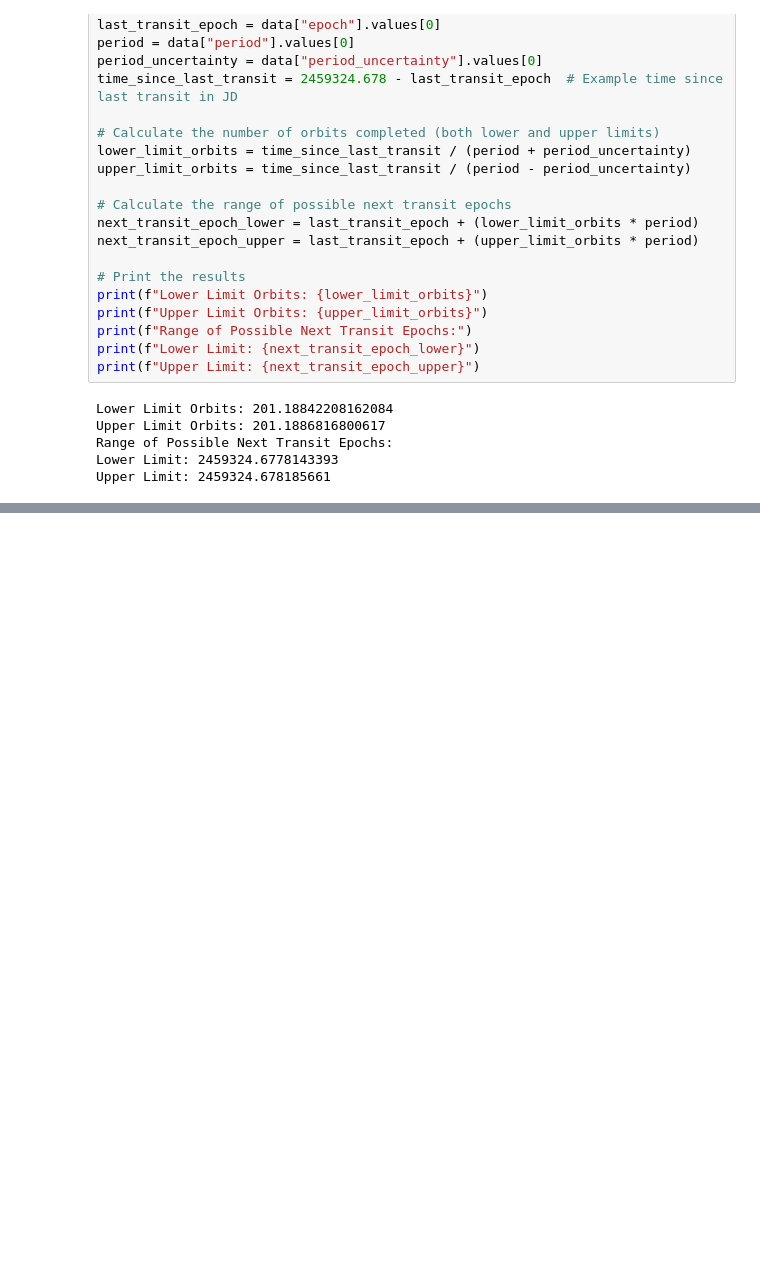
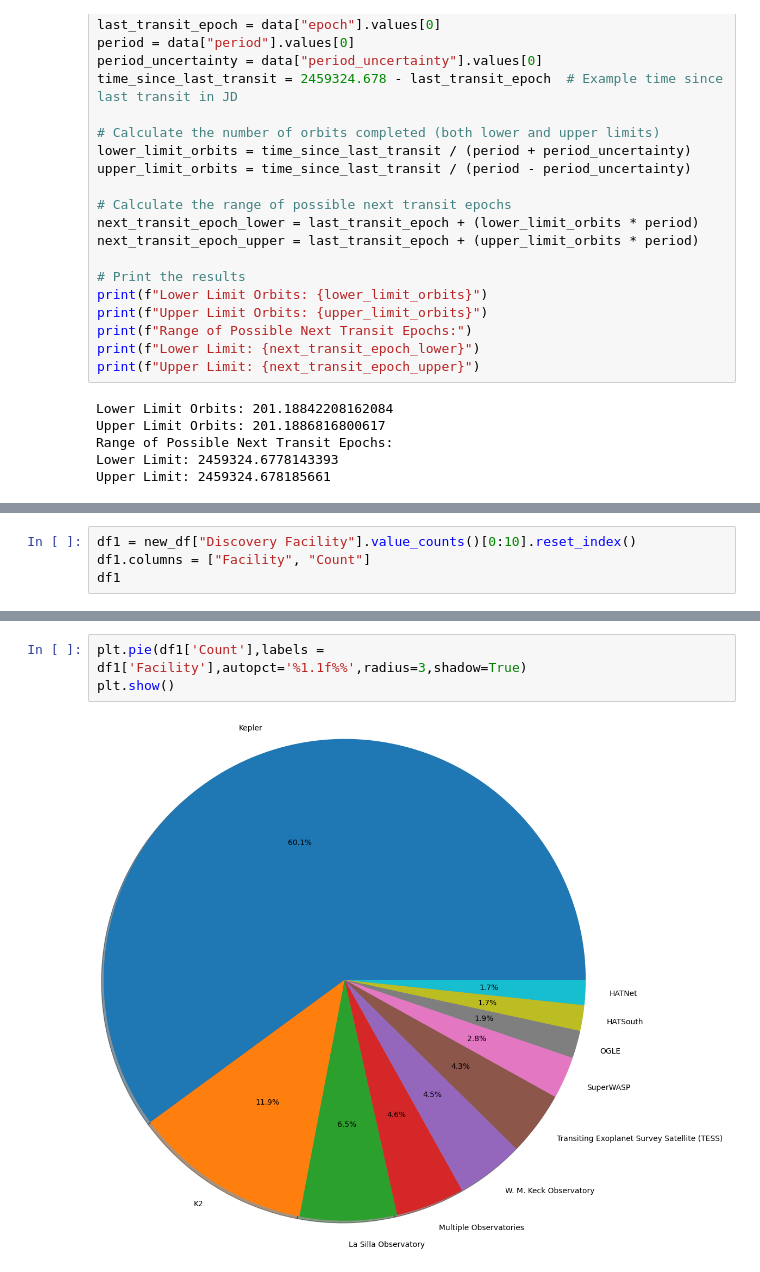
Before and after one commit to rahavi-r31/project-AnalyzingExoplanetsusingTransitFinderData, a Jupyter notebook: TransitAnalysis.ipynb, the cells around one changed output, grey strips where cells are left out. Drawn from its saved outputs; the diff is of its cells as text; blank space fills up the shorter version.

```diff
--- a/TransitAnalysis.ipynb
+++ b/TransitAnalysis.ipynb
@@ -98,0 +254,4 @@ Upper Limit: 2459324.678185661
+# %%
+df1 = new_df["Discovery Facility"].value_counts()[0:10].reset_index()
+df1.columns = ["Facility", "Count"]
+df1
@@ -98,0 +270,5 @@ Upper Limit: 2459324.678185661
+# %%
+plt.pie(df1['Count'],labels = df1['Facility'],autopct='%1.1f%%',radius=3,shadow=True)
+plt.show()
+# %% [output]
+[figure, added]
```
Also changed, not shown: parts of 15 cells of this notebook.
